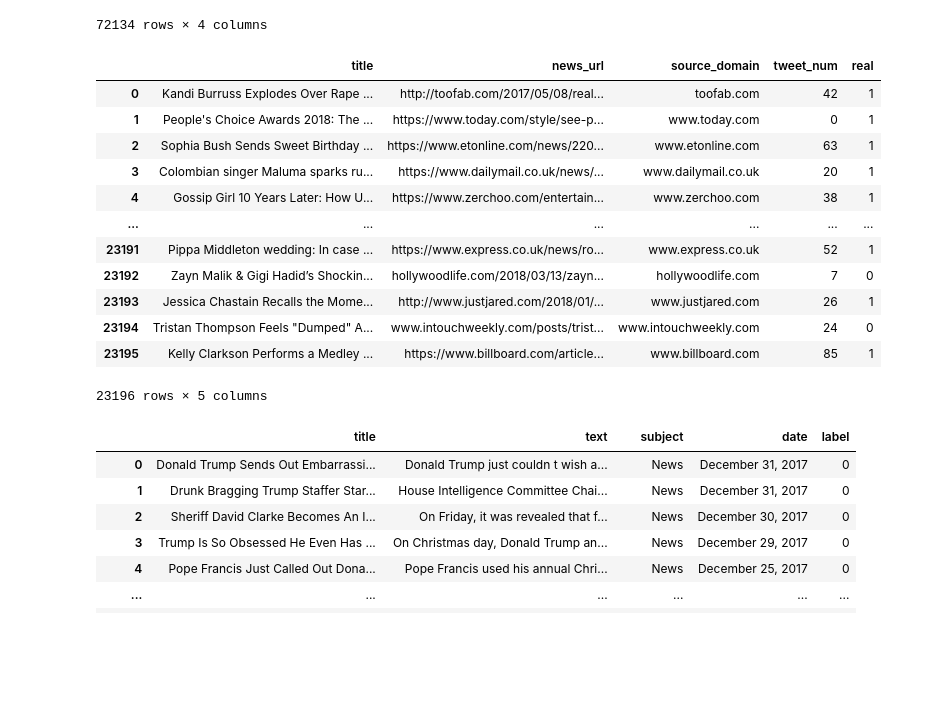
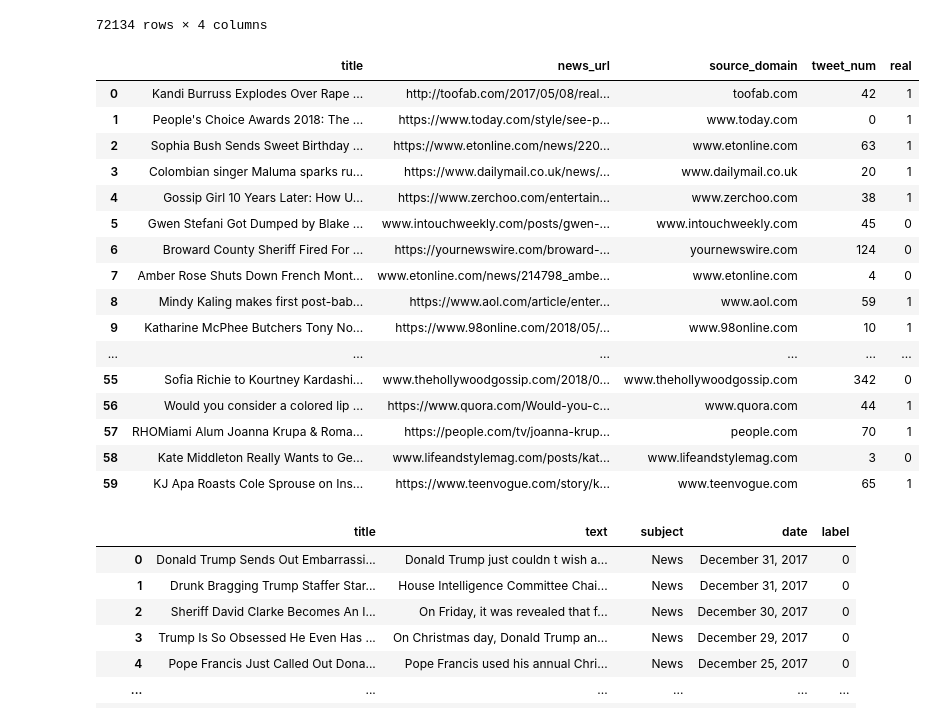
Before and after one commit to Przemek9110/fake-news-detection, a Jupyter notebook: fake_news_detection.ipynb, the cells around one changed output. Cells and saved outputs as stored; diff of their text form; code cells hidden in the pictures; blank space fills up the shorter version.

```diff
--- a/fake_news_detection.ipynb
+++ b/fake_news_detection.ipynb
@@ -29,21 +29,25 @@ wel_fake
 | 72133 | 72133 | Goldman Sachs Endorses Hillary Cl... | Goldman Sachs Endorses Hillary Cl... | 1 |
 72134 rows × 4 columns
 # %%
-fake_news_net
+fake_news_net.head(60)
 # %% [output]
 |  | title | news_url | source_domain | tweet_num | real |
 | 0 | Kandi Burruss Explodes Over Rape ... | http://toofab.com/2017/05/08/real... | toofab.com | 42 | 1 |
 | 1 | People's Choice Awards 2018: The ... | https://www.today.com/style/see-p... | www.today.com | 0 | 1 |
 | 2 | Sophia Bush Sends Sweet Birthday ... | https://www.etonline.com/news/220... | www.etonline.com | 63 | 1 |
 | 3 | Colombian singer Maluma sparks ru... | https://www.dailymail.co.uk/news/... | www.dailymail.co.uk | 20 | 1 |
 | 4 | Gossip Girl 10 Years Later: How U... | https://www.zerchoo.com/entertain... | www.zerchoo.com | 38 | 1 |
+| 5 | Gwen Stefani Got Dumped by Blake ... | www.intouchweekly.com/posts/gwen-... | www.intouchweekly.com | 45 | 0 |
+| 6 | Broward County Sheriff Fired For ... | https://yournewswire.com/broward-... | yournewswire.com | 124 | 0 |
+| 7 | Amber Rose Shuts Down French Mont... | www.etonline.com/news/214798_ambe... | www.etonline.com | 4 | 0 |
+| 8 | Mindy Kaling makes first post-bab... | https://www.aol.com/article/enter... | www.aol.com | 59 | 1 |
+| 9 | Katharine McPhee Butchers Tony No... | https://www.98online.com/2018/05/... | www.98online.com | 10 | 1 |
 | ... | ... | ... | ... | ... | ... |
-| 23191 | Pippa Middleton wedding: In case ... | https://www.express.co.uk/news/ro... | www.express.co.uk | 52 | 1 |
-| 23192 | Zayn Malik & Gigi Hadid’s Shockin... | hollywoodlife.com/2018/03/13/zayn... | hollywoodlife.com | 7 | 0 |
-| 23193 | Jessica Chastain Recalls the Mome... | http://www.justjared.com/2018/01/... | www.justjared.com | 26 | 1 |
-| 23194 | Tristan Thompson Feels "Dumped" A... | www.intouchweekly.com/posts/trist... | www.intouchweekly.com | 24 | 0 |
-| 23195 | Kelly Clarkson Performs a Medley ... | https://www.billboard.com/article... | www.billboard.com | 85 | 1 |
+| 55 | Sofia Richie to Kourtney Kardashi... | www.thehollywoodgossip.com/2018/0... | www.thehollywoodgossip.com | 342 | 0 |
+| 56 | Would you consider a colored lip ... | https://www.quora.com/Would-you-c... | www.quora.com | 44 | 1 |
+| 57 | RHOMiami Alum Joanna Krupa & Roma... | https://people.com/tv/joanna-krup... | people.com | 70 | 1 |
+| 58 | Kate Middleton Really Wants to Ge... | www.lifeandstylemag.com/posts/kat... | www.lifeandstylemag.com | 3 | 0 |
+| 59 | KJ Apa Roasts Cole Sprouse on Ins... | https://www.teenvogue.com/story/k... | www.teenvogue.com | 65 | 1 |
-23196 rows × 5 columns
 # %%
 fake['label'] = 0
 
```
Also changed, not shown: parts of 4 cells of this notebook, 3 other files.
